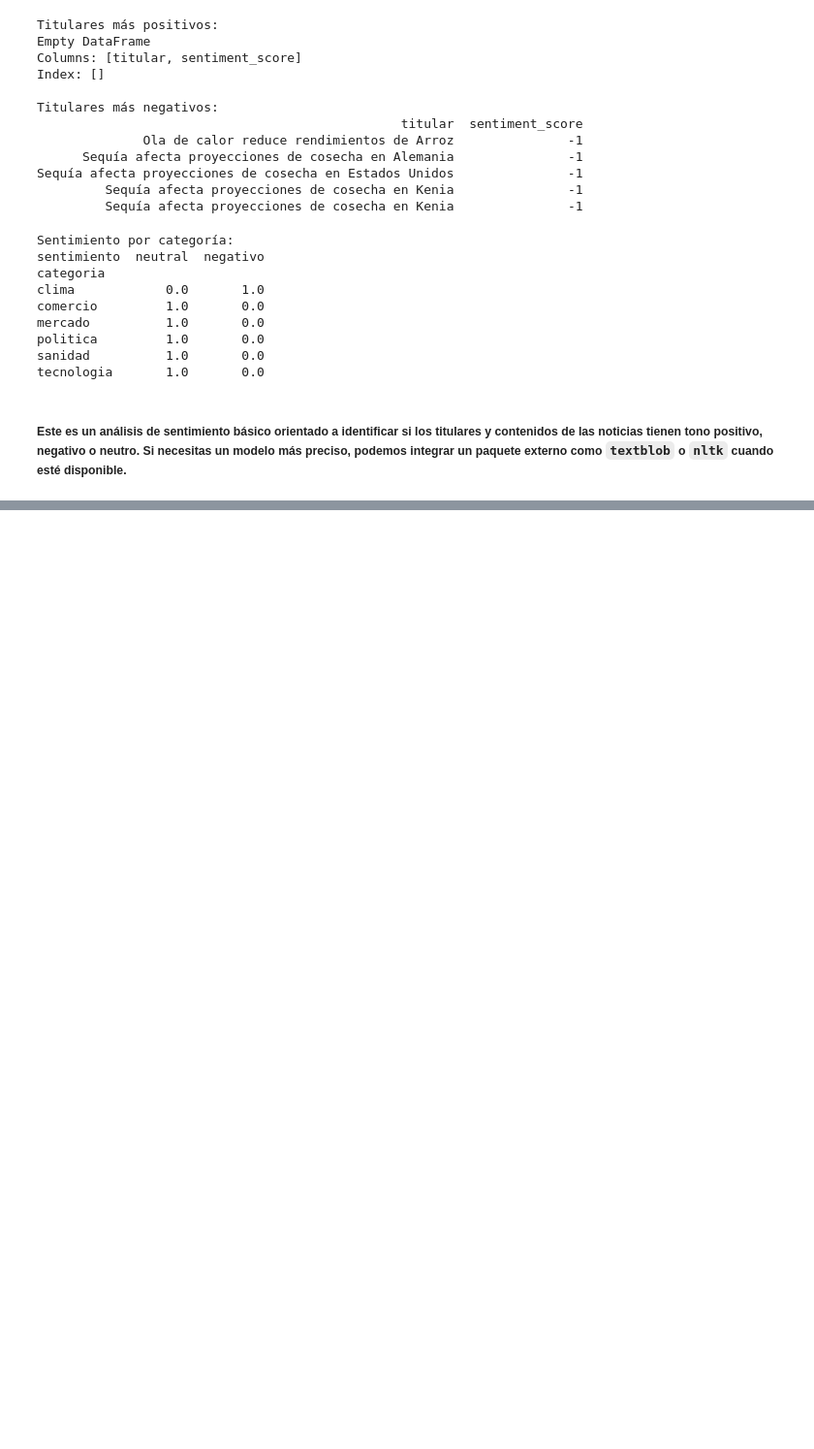
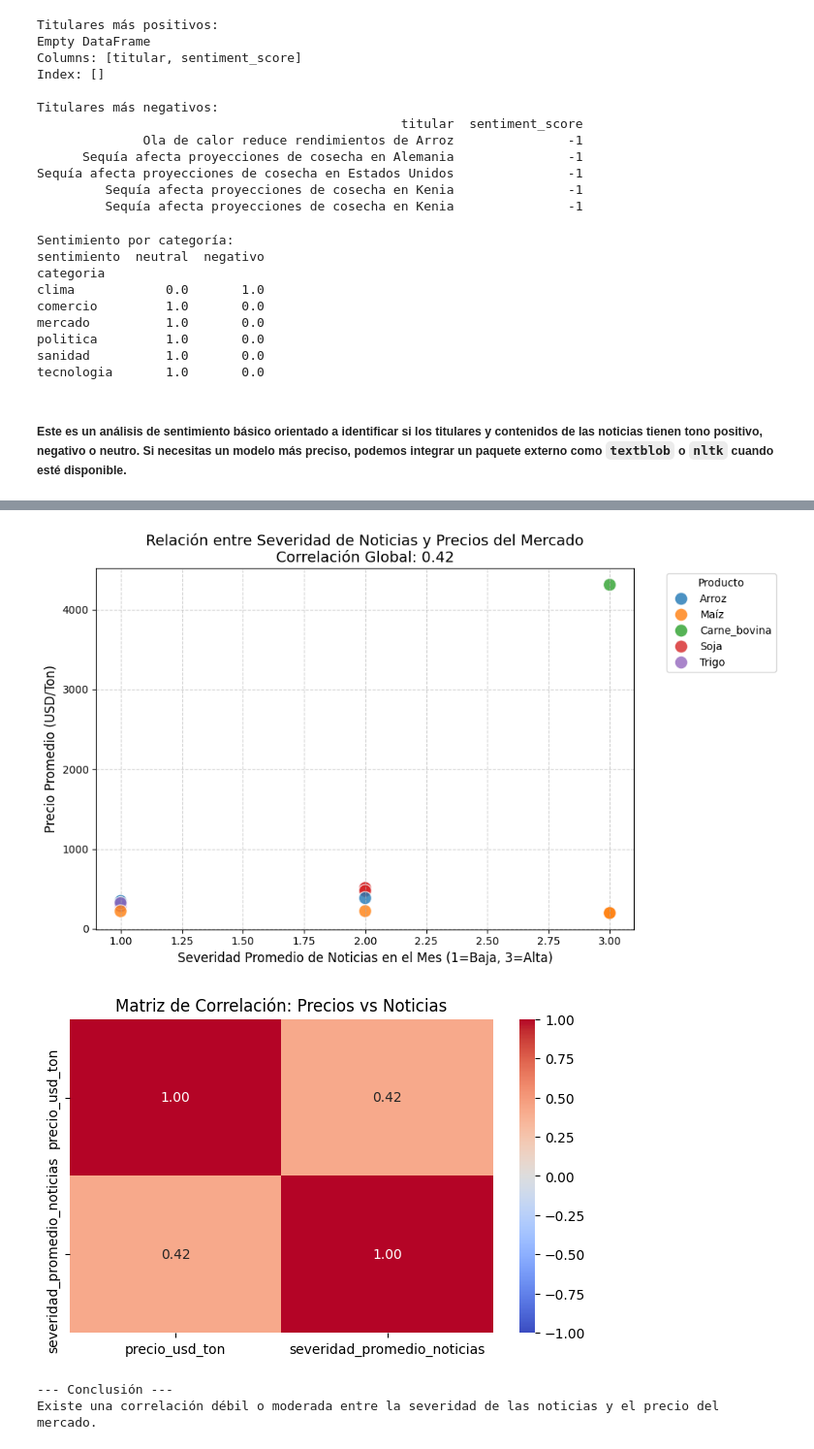
Before and after one commit to AitorBarrera/SBD_Trabajo_Final, a Jupyter notebook: Codigo.ipynb, the cells around one changed output, grey strips where cells are left out. Shown at 97% size. Drawn from its saved outputs; the diff is of its cells as text; code cells hidden in the pictures; blank space fills up the shorter version.

```diff
--- a/Codigo.ipynb
+++ b/Codigo.ipynb
@@ -1367,0 +1435,16 @@ print(reportes['topic'].value_counts().sort_index())
+# %%
+# 2. Agrupación y Cruce de Datos
+# Excluimos las noticias de impacto 'Todos' para ver el impacto específico por producto
+df_noticias_esp = df_noticias[df_noticias['impacto_cultivos'] != 'Todos']
+
+# Agrupamos las noticias por mes y producto para sacar un "índice de severidad de noticias" mensual por producto
+noticias_agrupadas = df_noticias_esp.groupby(['mes_anio', 'impacto_cultivos'])['severidad_num'].mean().reset_index()
+noticias_agrupadas.rename(columns={'impacto_cultivos': 'producto', 'severidad_num': 'severidad_promedio_noticias'}, inplace=True)
+
+# Agrupamos los precios por mes y producto para sacar el precio promedio global
+precios_agrupados = df_precios.groupby(['mes_anio', 'producto'])['precio_usd_ton'].mean().reset_index()
+
+# Cruzamos ambos datasets usando el mes_anio y el producto
+df_cruce = pd.merge(precios_agrupados, noticias_agrupadas, on=['mes_anio', 'producto'], how='inner')
+
+df_cruce.head()
@@ -1367,0 +1458,39 @@ print(reportes['topic'].value_counts().sort_index())
+# %%
+# 3. Análisis de Correlación y Diagramas
+if not df_cruce.empty:
+    plt.figure(figsize=(10, 6))
+    sns.scatterplot(data=df_cruce, x='severidad_promedio_noticias', y='precio_usd_ton', hue='producto', s=150, alpha=0.8)
+
+    # Calcular correlación global
+    correlacion = df_cruce['severidad_promedio_noticias'].corr(df_cruce['precio_usd_ton'])
+
+    plt.title(f'Relación entre Severidad de Noticias y Precios del Mercado\nCorrelación Global: {correlacion:.2f}', fontsize=14)
+    plt.xlabel('Severidad Promedio de Noticias en el Mes (1=Baja, 3=Alta)', fontsize=12)
+    plt.ylabel('Precio Promedio (USD/Ton)', fontsize=12)
+    plt.legend(bbox_to_anchor=(1.05, 1), loc='upper left', title='Producto')
+    plt.grid(True, linestyle='--', alpha=0.6)
+    plt.tight_layout()
+    plt.show()
+
+    # Heatmap de correlación general
+    corr_matrix = df_cruce[['precio_usd_ton', 'severidad_promedio_noticias']].corr()
+    plt.figure(figsize=(6, 4))
+    sns.heatmap(corr_matrix, annot=True, cmap='coolwarm', vmin=-1, vmax=1, fmt=".2f")
+    plt.title('Matriz de Correlación: Precios vs Noticias')
+    plt.tight_layout()
+    plt.show()
+
+    print("\n--- Conclusión --- ")
+    if abs(correlacion) > 0.5:
+        print("Existe una correlación considerable entre la severidad de las noticias y el precio del mercado.")
+    elif abs(correlacion) > 0.2:
+        print("Existe una correlación débil o moderada entre la severidad de las noticias y el precio del mercado.")
+    else:
+        print("No existe una correlación lineal fuerte entre la severidad de las noticias y los precios del mercado en este nivel de agregación mensual.")
+else:
+    print("No hay suficientes cruces directos entre noticias y precios por producto y mes.")
+# %% [output]
+[figure, added]
+[figure, added]
+--- Conclusión ---
+Existe una correlación débil o moderada entre la severidad de las noticias y el precio del mercado.
```
Also changed, not shown: parts of 16 cells of this notebook.
